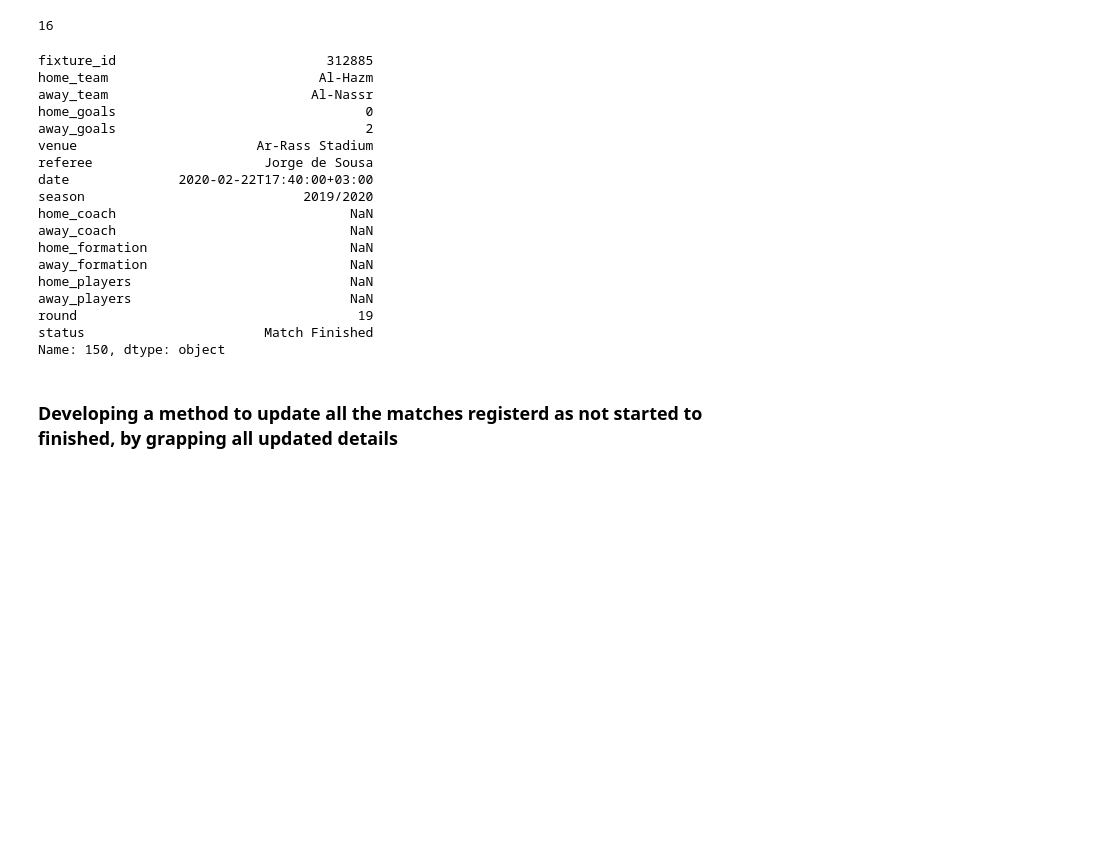
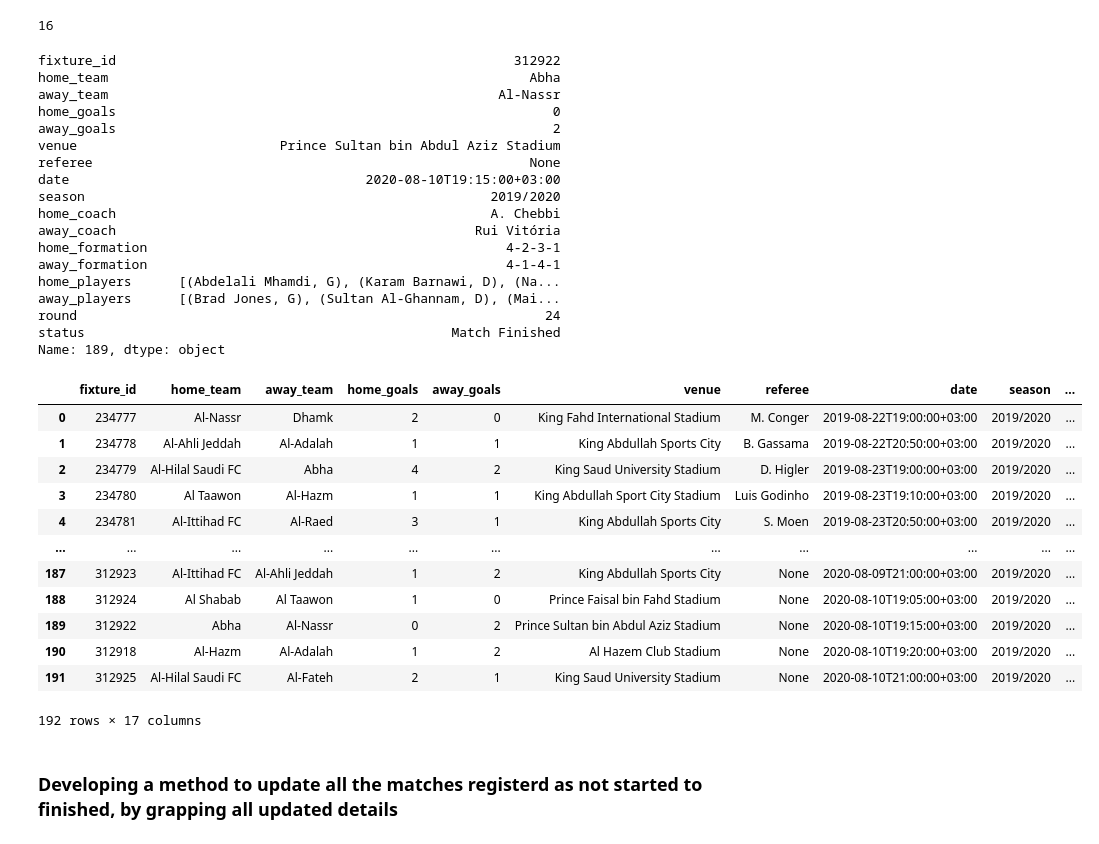
Before and after one commit to Link20222/SaudiLeague, a Jupyter notebook: Data Collection.ipynb, the cells around one changed output. Cells and saved outputs as stored; diff of their text form; code cells hidden in the pictures; blank space fills up the shorter version.

Commit message:
Completed all matches until aug/13 (round 24)

```diff
--- a/Data Collection.ipynb
+++ b/Data Collection.ipynb
@@ -417,26 +417,42 @@ for i in range(90, 101):
                        "away_players"]] = [home_coach, away_coach, home_formation,
                        away_formation, home_players, away_players]
 # %%
-season2019.loc[150]
+season2019.loc[189]
 # %% [output]
-fixture_id                           312885
-home_team                           Al-Hazm
-away_team                          Al-Nassr
-home_goals                                0
-away_goals                                2
-venue                       Ar-Rass Stadium
-referee                      Jorge de Sousa
-date              2020-02-22T17:40:00+03:00
-season                            2019/2020
-home_coach                              NaN
-away_coach                              NaN
-home_formation                          NaN
-away_formation                          NaN
-home_players                            NaN
-away_players                            NaN
-round                                    19
-status                       Match Finished
-Name: 150, dtype: object
+fixture_id                                                   312922
+home_team                                                      Abha
+away_team                                                  Al-Nassr
+home_goals                                                        0
+away_goals                                                        2
+venue                          Prince Sultan bin Abdul Aziz Stadium
+referee                                                        None
+date                                      2020-08-10T19:15:00+03:00
+season                                                    2019/2020
+home_coach                                                A. Chebbi
+away_coach                                              Rui Vitória
+home_formation                                              4-2-3-1
+away_formation                                              4-1-4-1
+home_players      [(Abdelali Mhamdi, G), (Karam Barnawi, D), (Na...
+away_players      [(Brad Jones, G), (Sultan Al-Ghannam, D), (Mai...
+round                                                            24
+status                                               Match Finished
+Name: 189, dtype: object
+# %%
+season2019.loc[season2019["status"] == "Match Finished"]
+# %% [output]
+|  | fixture_id | home_team | away_team | home_goals | away_goals | venue | referee | date | season | ... |
+| 0 | 234777 | Al-Nassr | Dhamk | 2 | 0 | King Fahd International Stadium | M. Conger | 2019-08-22T19:00:00+03:00 | 2019/2020 | ... |
+| 1 | 234778 | Al-Ahli Jeddah | Al-Adalah | 1 | 1 | King Abdullah Sports City | B. Gassama | 2019-08-22T20:50:00+03:00 | 2019/2020 | ... |
+| 2 | 234779 | Al-Hilal Saudi FC | Abha | 4 | 2 | King Saud University Stadium | D. Higler | 2019-08-23T19:00:00+03:00 | 2019/2020 | ... |
+| 3 | 234780 | Al Taawon | Al-Hazm | 1 | 1 | King Abdullah Sport City Stadium | Luis Godinho | 2019-08-23T19:10:00+03:00 | 2019/2020 | ... |
+| 4 | 234781 | Al-Ittihad FC | Al-Raed | 3 | 1 | King Abdullah Sports City | S. Moen | 2019-08-23T20:50:00+03:00 | 2019/2020 | ... |
+| ... | ... | ... | ... | ... | ... | ... | ... | ... | ... | ... |
+| 187 | 312923 | Al-Ittihad FC | Al-Ahli Jeddah | 1 | 2 | King Abdullah Sports City | None | 2020-08-09T21:00:00+03:00 | 2019/2020 | ... |
+| 188 | 312924 | Al Shabab | Al Taawon | 1 | 0 | Prince Faisal bin Fahd Stadium | None | 2020-08-10T19:05:00+03:00 | 2019/2020 | ... |
+| 189 | 312922 | Abha | Al-Nassr | 0 | 2 | Prince Sultan bin Abdul Aziz Stadium | None | 2020-08-10T19:15:00+03:00 | 2019/2020 | ... |
+| 190 | 312918 | Al-Hazm | Al-Adalah | 1 | 2 | Al Hazem Club Stadium | None | 2020-08-10T19:20:00+03:00 | 2019/2020 | ... |
+| 191 | 312925 | Al-Hilal Saudi FC | Al-Fateh | 2 | 1 | King Saud University Stadium | None | 2020-08-10T21:00:00+03:00 | 2019/2020 | ... |
+192 rows × 17 columns
 # %%
 season2019.to_csv("season2019 v2 100 matches.csv")
 # %%
```
Also changed, not shown: parts of 1 cell of this notebook, 3 other files.
